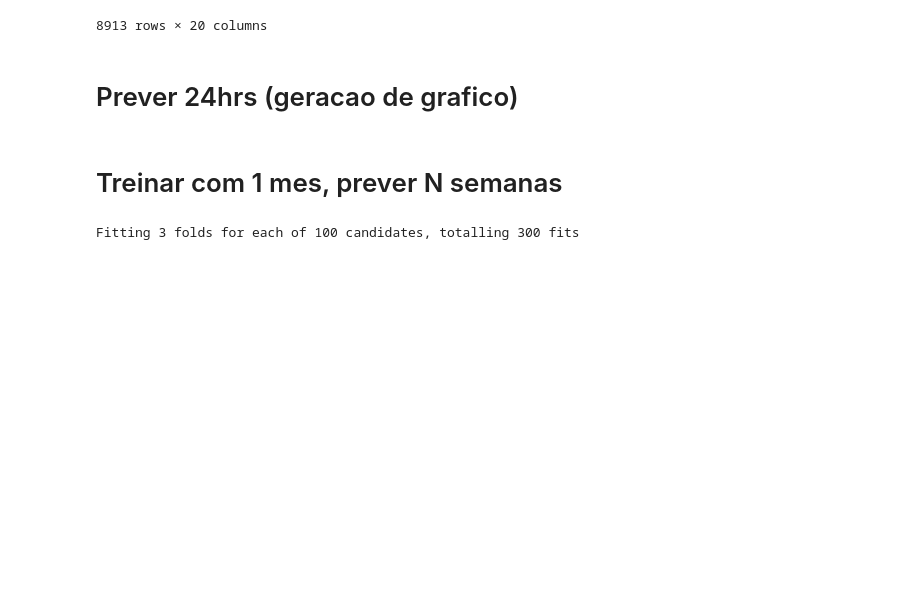
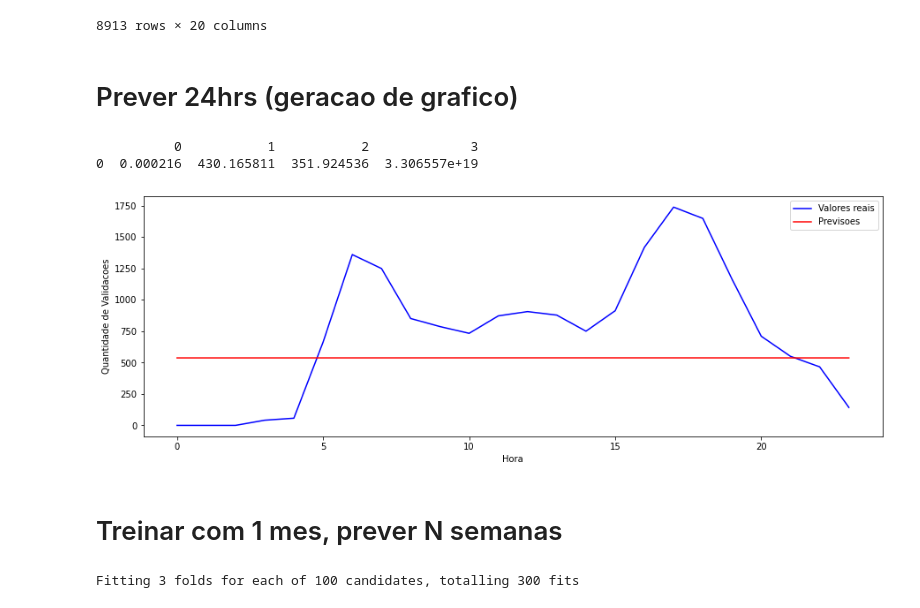
Before and after one commit to medeirosvictor/ds-mobilidade-urbana-fortaleza, a Jupyter notebook: 2015/Modelo-PorLinha-2015.ipynb, the cells around one changed output. Drawn from its saved outputs; the diff is of its cells as text; code cells hidden in the pictures; blank space fills up the shorter version.

```diff
--- a/2015/Modelo-PorLinha-2015.ipynb
+++ b/2015/Modelo-PorLinha-2015.ipynb
@@ -464,6 +488,7 @@ line_data_model
 # %%
 meses_de_treino = [1,2,3]
 mes_de_previsao = 4
+model = stack
 
 line_mes_data_model = line_data_model[line_data_model.mes.isin(meses_de_treino)]
 
@@ -479,11 +504,32 @@ X_train, X_test, Y_train, Y_test = train_test_split(X, y, test_size = 0.2, rando
 predictions = []
 performances = list()
 
-gridsearched_random_linearregression.fit(X_train, Y_train)
-performances.append(get_performance(gridsearched_random_linearregression))
+model.fit(X_train, Y_train)
+performances.append(get_performance(model))
 
 for index, row in df_prev.iterrows():
-    predictions.append(gridsearched_random_linearregression.predict([row])[0])
+    predictions.append(model.predict([row])[0])
+# %%
+df_performance = pd.DataFrame(performances)
+df_predict_dados = real_values
+df_predict_dados['validations_per_hour_predicted'] = predictions[0]
+print(df_performance)
+# %% [output]
+          0           1           2             3
+0  0.000216  430.165811  351.924536  3.306557e+19
+# %%
+# 168 == quantidade de horas previstas em 1 semana
+plt_size = 24
+
+plt.figure(figsize=(15, 5))
+plt.plot(range(df_predict_dados.validations_per_hour.size), df_predict_dados.validations_per_hour.values, color='blue', label="Valores reais")
+plt.plot(range(predictions.__len__()), predictions, color='red', label="Previsoes")
+plt.legend()
+plt.xlabel('Hora')
+plt.ylabel('Quantidade de Validacoes')
+plt.show()
+# %% [output]
+[figure, added]
 # %% [markdown]
 # Treinar com 1 mes, prever N semanas
 # %%
```
Also changed, not shown: parts of 9 cells of this notebook, 2 other files.
